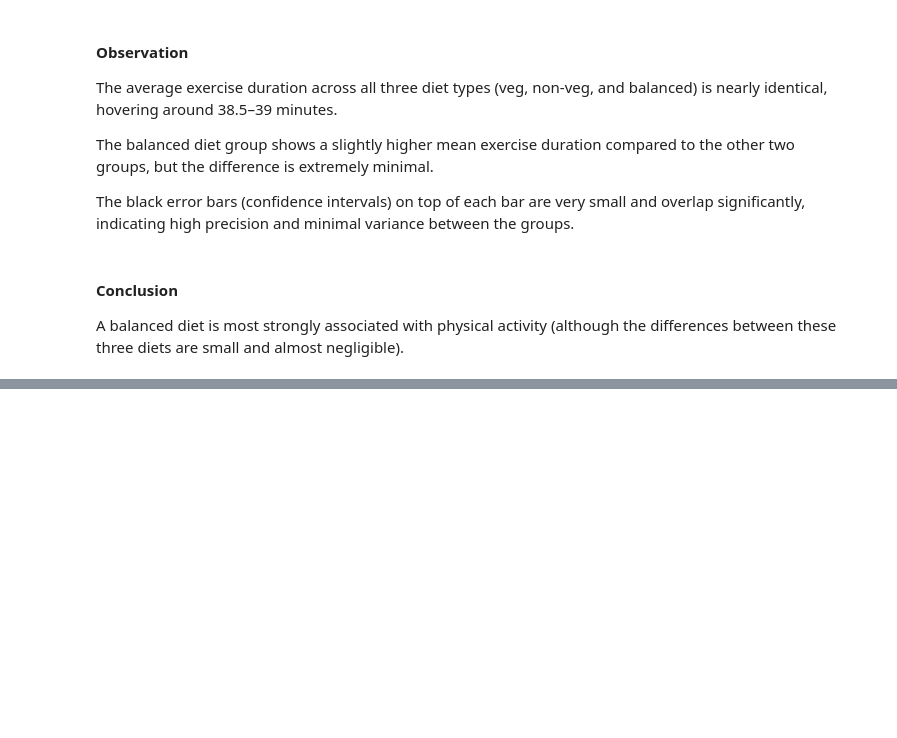
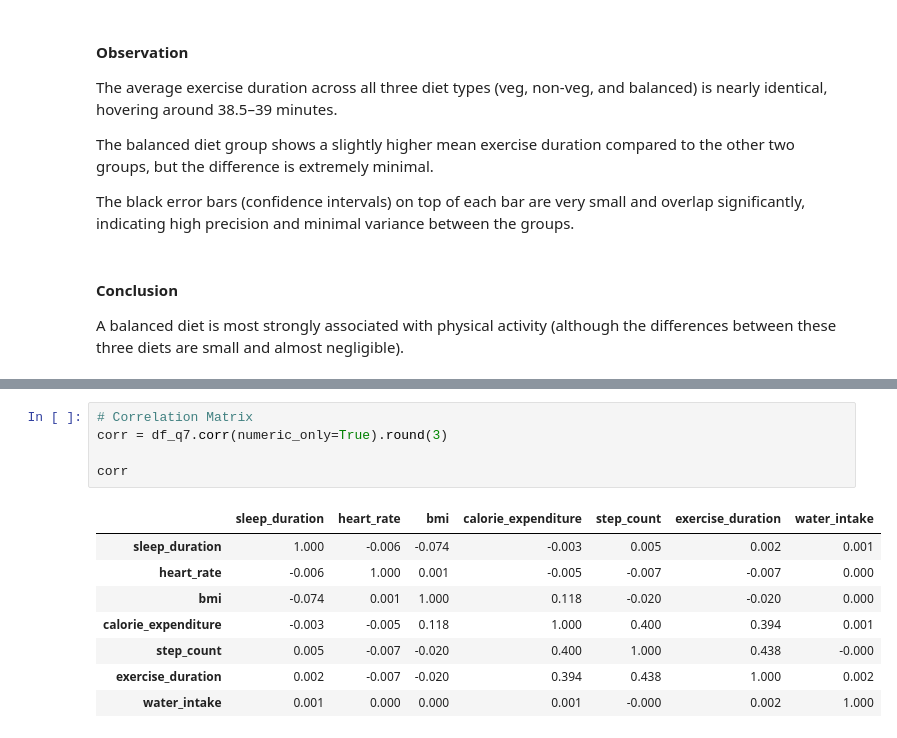
Before and after one commit to ntthach-hub/student-health-risk-prediction, a Jupyter notebook: notebooks/02_Research_Questions.ipynb, the cells around one changed output, grey strips where cells are left out. Drawn from its saved outputs; the diff is of its cells as text; blank space fills up the shorter version.

```diff
--- a/notebooks/02_Research_Questions.ipynb
+++ b/notebooks/02_Research_Questions.ipynb
@@ -275,0 +458,14 @@ A balanced diet is most strongly associated with physical activity (although the
+# %%
+# Correlation Matrix
+corr = df_q7.corr(numeric_only=True).round(3)
+
+corr
+# %% [output]
+|  | sleep_duration | heart_rate | bmi | calorie_expenditure | step_count | exercise_duration | water_intake |
+| sleep_duration | 1.000 | -0.006 | -0.074 | -0.003 | 0.005 | 0.002 | 0.001 |
+| heart_rate | -0.006 | 1.000 | 0.001 | -0.005 | -0.007 | -0.007 | 0.000 |
+| bmi | -0.074 | 0.001 | 1.000 | 0.118 | -0.020 | -0.020 | 0.000 |
+| calorie_expenditure | -0.003 | -0.005 | 0.118 | 1.000 | 0.400 | 0.394 | 0.001 |
+| step_count | 0.005 | -0.007 | -0.020 | 0.400 | 1.000 | 0.438 | -0.000 |
+| exercise_duration | 0.002 | -0.007 | -0.020 | 0.394 | 0.438 | 1.000 | 0.002 |
+| water_intake | 0.001 | 0.000 | 0.000 | 0.001 | -0.000 | 0.002 | 1.000 |
```
Also changed, not shown: parts of 24 cells of this notebook, 14 other files.
